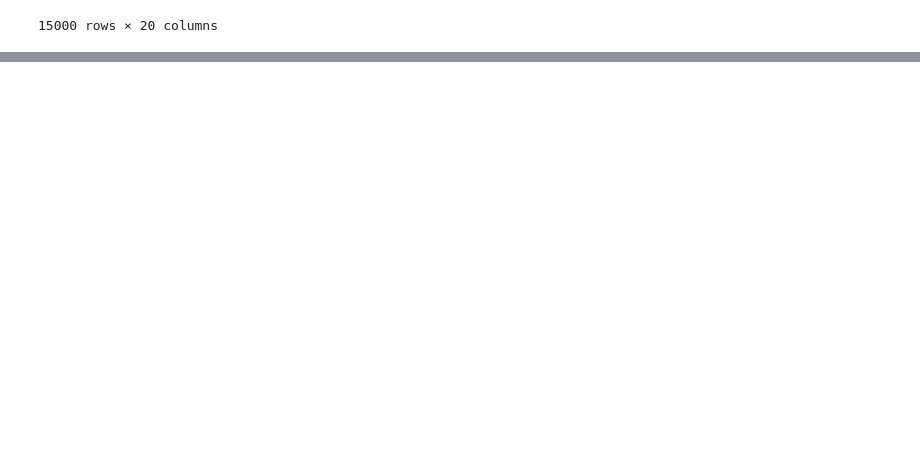
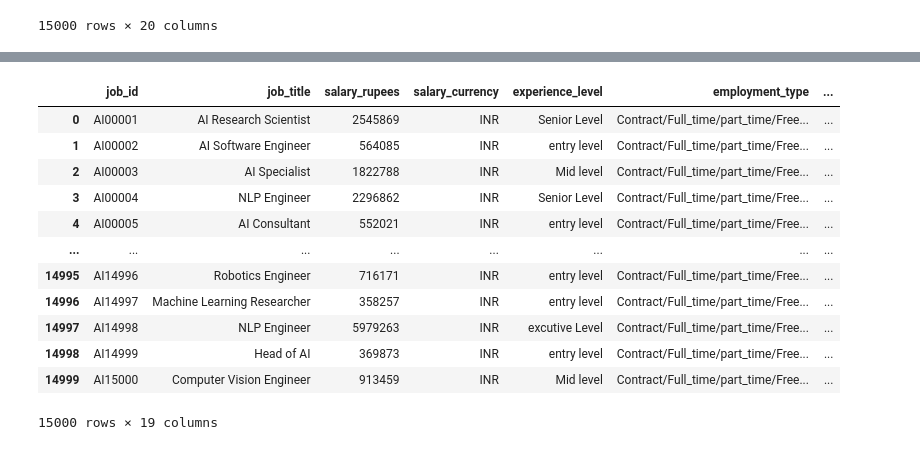
Before and after one commit to AJ0043/advance-ai-job-portal, a Jupyter notebook: Job_portal.ipynb, the cells around one changed output, grey strips where cells are left out. Cells and saved outputs as stored; diff of their text form; code cells hidden in the pictures; blank space fills up the shorter version.

```diff
--- a/Job_portal.ipynb
+++ b/Job_portal.ipynb
@@ -2971,0 +3078,18 @@ US_Based
+# %%
+indian_Based['salary_currency']="INR"
+# %%
+indian_Based
+# %% [output]
+|  | job_id | job_title | salary_rupees | salary_currency | experience_level | employment_type | ... |
+| 0 | AI00001 | AI Research Scientist | 2545869 | INR | Senior Level | Contract/Full_time/part_time/Free... | ... |
+| 1 | AI00002 | AI Software Engineer | 564085 | INR | entry level | Contract/Full_time/part_time/Free... | ... |
+| 2 | AI00003 | AI Specialist | 1822788 | INR | Mid level | Contract/Full_time/part_time/Free... | ... |
+| 3 | AI00004 | NLP Engineer | 2296862 | INR | Senior Level | Contract/Full_time/part_time/Free... | ... |
+| 4 | AI00005 | AI Consultant | 552021 | INR | entry level | Contract/Full_time/part_time/Free... | ... |
+| ... | ... | ... | ... | ... | ... | ... | ... |
+| 14995 | AI14996 | Robotics Engineer | 716171 | INR | entry level | Contract/Full_time/part_time/Free... | ... |
+| 14996 | AI14997 | Machine Learning Researcher | 358257 | INR | entry level | Contract/Full_time/part_time/Free... | ... |
+| 14997 | AI14998 | NLP Engineer | 5979263 | INR | excutive Level | Contract/Full_time/part_time/Free... | ... |
+| 14998 | AI14999 | Head of AI | 369873 | INR | entry level | Contract/Full_time/part_time/Free... | ... |
+| 14999 | AI15000 | Computer Vision Engineer | 913459 | INR | Mid level | Contract/Full_time/part_time/Free... | ... |
+15000 rows × 19 columns
```
Also changed, not shown: parts of 68 cells of this notebook.
